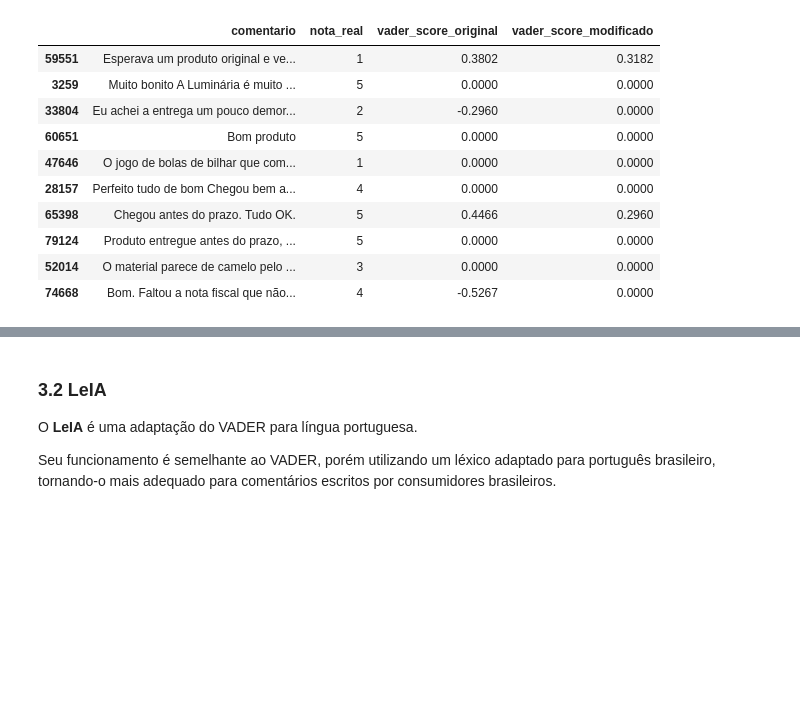
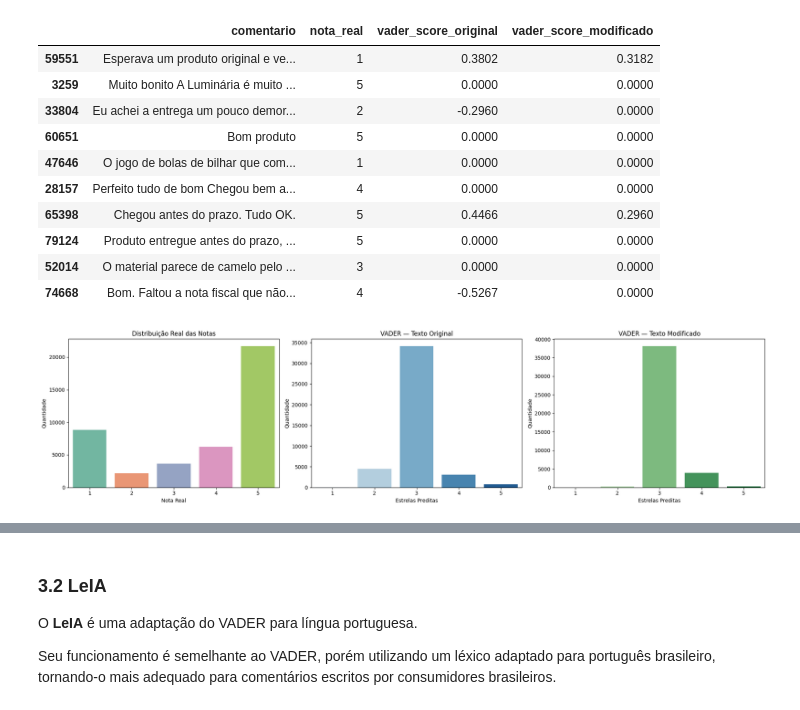
Before and after one commit to eigiihs/review-score-prediction, a Jupyter notebook: sentiment_analysis.ipynb, the cells around one changed output, grey strips where cells are left out. Drawn from its saved outputs; the diff is of its cells as text; code cells hidden in the pictures; blank space fills up the shorter version.

```diff
--- a/sentiment_analysis.ipynb
+++ b/sentiment_analysis.ipynb
@@ -346,3 +350,20 @@ def aplicar_modelo_sentimento(df, nome_modelo, func_score, coluna_texto):
+# %%
+def score_para_estrelas(score):
+
+    if score <= -0.6:
+        return 1
+
+    elif -0.6 < score <= -0.2:
+        return 2
+
+    elif -0.2 < score <= 0.2:
+        return 3
+
+    elif 0.2 < score <= 0.6:
+        return 4
+
+    else:
+        return 5
 # %% [markdown]
 ### 3.1 Vader
 
@@ -385,3 +406,56 @@ comparacao_vader.sample(10, random_state=32)
 | 74668 | Bom. Faltou a nota fiscal que não... | 4 | -0.5267 | 0.0000 |
 # %%
 comparacao_vader.to_parquet("./silver/df_vader.parquet")
+# %%
+PATH = "./silver/df_vader.parquet"
+vader = pd.read_parquet(PATH)
+
+# Transformando score em estrelas
+vader['vader_estrelas_original'] = (vader['vader_score_original'].apply(score_para_estrelas))
+vader['vader_estrelas_modificado'] = (vader['vader_score_modificado'].apply(score_para_estrelas))
+
+fig, axes = plt.subplots(1, 3, figsize=(20,5))
+
+# GRÁFICO 1 - DISTRIBUIÇÃO REAL DAS NOTAS
+sns.countplot(
+    data=vader,
+    x='nota_real',
+    order=[1,2,3,4,5],
+    palette='Set2',
+    ax=axes[0]
+)
+
+axes[0].set_title('Distribuição Real das Notas')
+axes[0].set_xlabel('Nota Real')
+axes[0].set_ylabel('Quantidade')
+
+# GRÁFICO 2 - VADER TEXTO ORIGINAL
+sns.countplot(
+    data=vader,
+    x='vader_estrelas_original',
+    order=[1,2,3,4,5],
+    palette='Blues',
+    ax=axes[1]
+)
+
+axes[1].set_title('VADER — Texto Original')
+axes[1].set_xlabel('Estrelas Preditas')
+axes[1].set_ylabel('Quantidade')
+
+# GRÁFICO 3 - VADER TEXTO MODIFICADO
+sns.countplot(
+    data=vader,
+    x='vader_estrelas_modificado',
+    order=[1,2,3,4,5],
+    palette='Greens',
+    ax=axes[2]
+)
+
+axes[2].set_title('VADER — Texto Modificado')
+axes[2].set_xlabel('Estrelas Preditas')
+axes[2].set_ylabel('Quantidade')
+
+plt.tight_layout()
+plt.show()
+# %% [output]
+[figure, added]
```
Also changed, not shown: parts of 27 cells of this notebook, 15 other files.
